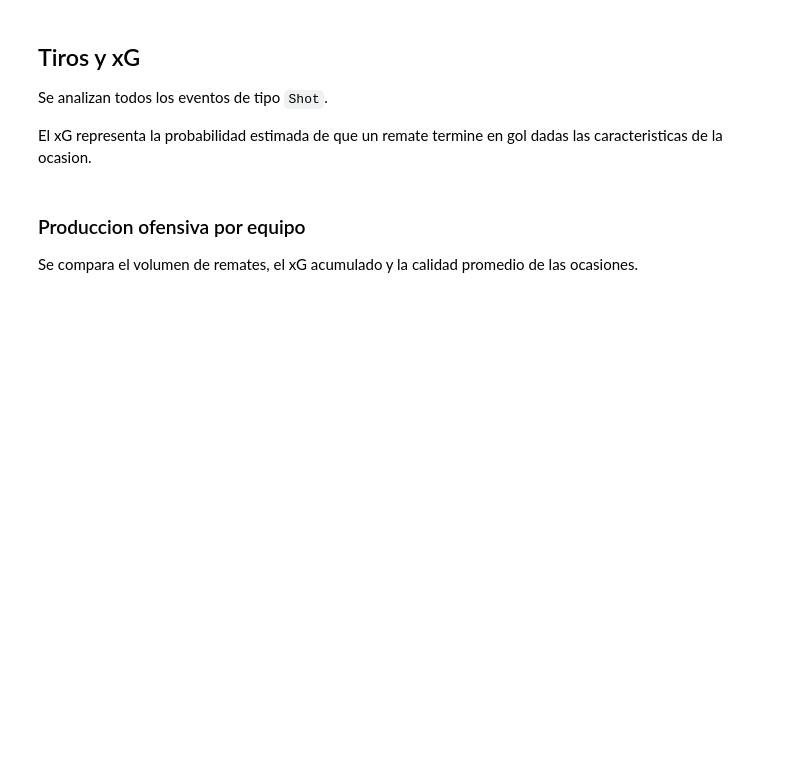
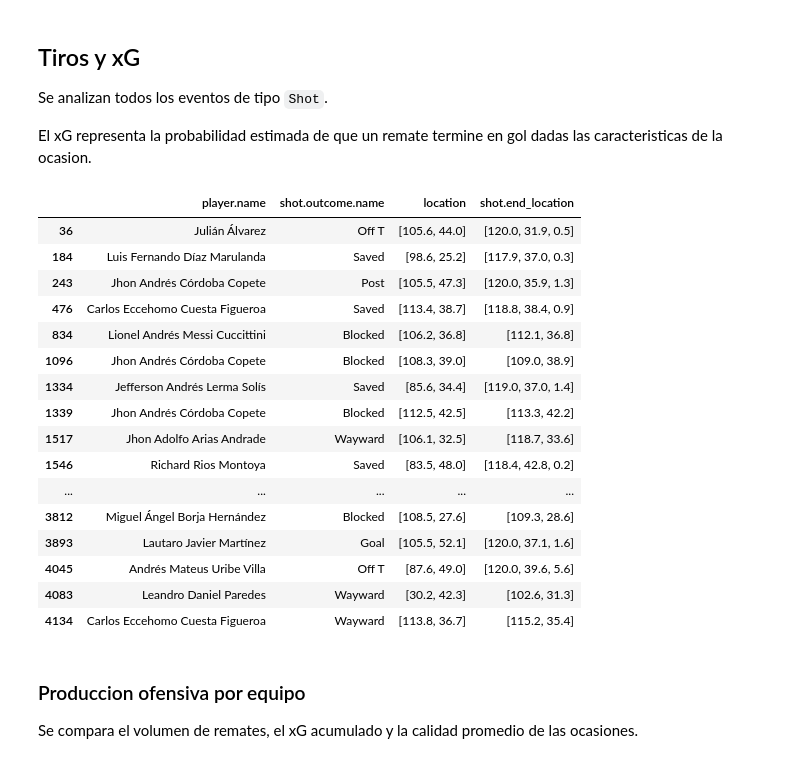
Before and after one commit to manupardo29/football-match-analysis, a Jupyter notebook: notebooks/01_primer_analisis.ipynb, the cells around one changed output. Saved outputs shown, nothing was run; the diff lists cells and outputs as text; code cells hidden in the pictures; blank space fills up the shorter version.

```diff
--- a/notebooks/01_primer_analisis.ipynb
+++ b/notebooks/01_primer_analisis.ipynb
@@ -187,3 +196,30 @@ df_tiros_limpio["y"] = df_tiros_limpio["location"].apply(
+# %%
+df_tiros_limpio[
+    [
+        "player.name",
+        "shot.outcome.name",
+        "location",
+        "shot.end_location"
+    ]
+]
+# %% [output]
+|  | player.name | shot.outcome.name | location | shot.end_location |
+| 36 | Julián Álvarez | Off T | [105.6, 44.0] | [120.0, 31.9, 0.5] |
+| 184 | Luis Fernando Díaz Marulanda | Saved | [98.6, 25.2] | [117.9, 37.0, 0.3] |
+| 243 | Jhon Andrés Córdoba Copete | Post | [105.5, 47.3] | [120.0, 35.9, 1.3] |
+| 476 | Carlos Eccehomo Cuesta Figueroa | Saved | [113.4, 38.7] | [118.8, 38.4, 0.9] |
+| 834 | Lionel Andrés Messi Cuccittini | Blocked | [106.2, 36.8] | [112.1, 36.8] |
+| 1096 | Jhon Andrés Córdoba Copete | Blocked | [108.3, 39.0] | [109.0, 38.9] |
+| 1334 | Jefferson Andrés Lerma Solís | Saved | [85.6, 34.4] | [119.0, 37.0, 1.4] |
+| 1339 | Jhon Andrés Córdoba Copete | Blocked | [112.5, 42.5] | [113.3, 42.2] |
+| 1517 | Jhon Adolfo Arias Andrade | Wayward | [106.1, 32.5] | [118.7, 33.6] |
+| 1546 | Richard Rios Montoya | Saved | [83.5, 48.0] | [118.4, 42.8, 0.2] |
+| ... | ... | ... | ... | ... |
+| 3812 | Miguel Ángel Borja Hernández | Blocked | [108.5, 27.6] | [109.3, 28.6] |
+| 3893 | Lautaro Javier Martínez | Goal | [105.5, 52.1] | [120.0, 37.1, 1.6] |
+| 4045 | Andrés Mateus Uribe Villa | Off T | [87.6, 49.0] | [120.0, 39.6, 5.6] |
+| 4083 | Leandro Daniel Paredes | Wayward | [30.2, 42.3] | [102.6, 31.3] |
+| 4134 | Carlos Eccehomo Cuesta Figueroa | Wayward | [113.8, 36.7] | [115.2, 35.4] |
 # %% [markdown]
 ### Produccion ofensiva por equipo
 
```
Also changed, not shown: parts of 28 cells of this notebook, 4 other files.
